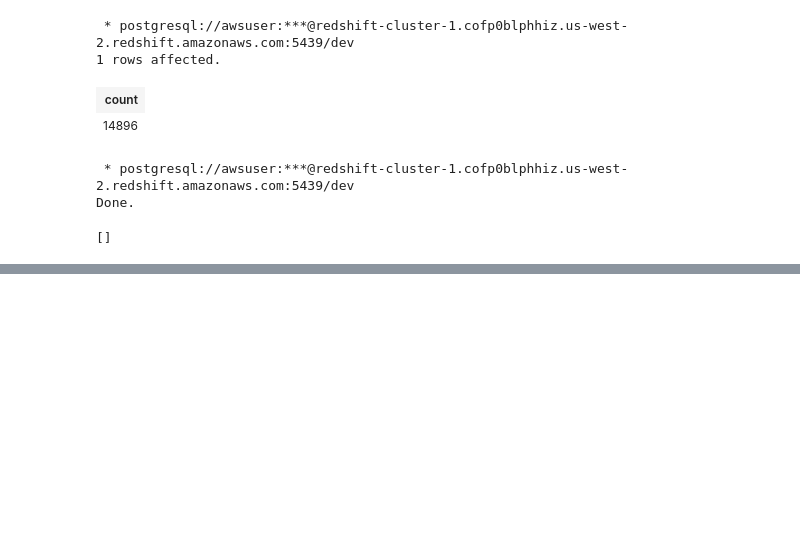
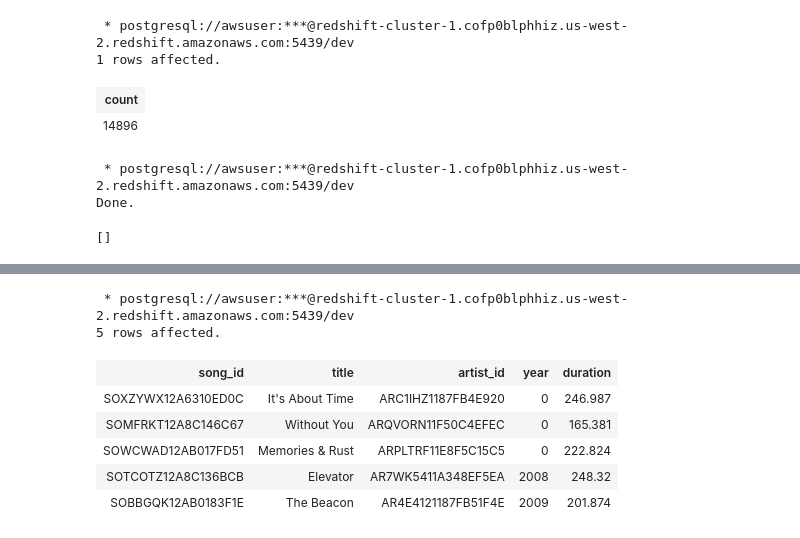
Before and after one commit to severine-baudry/P3_DataWarehouse, a Jupyter notebook: main.ipynb, the cells around one changed output, grey strips where cells are left out. Cells and saved outputs as stored; diff of their text form; code cells hidden in the pictures; blank space fills up the shorter version.

```diff
--- a/main.ipynb
+++ b/main.ipynb
@@ -102,0 +155,13 @@ Done.
+# %%
+%%sql
+SELECT * FROM songs
+LIMIT 5;
+# %% [output]
+ * postgresql://awsuser:***@redshift-cluster-1.cofp0blphhiz.us-west-2.redshift.amazonaws.com:5439/dev
+5 rows affected.
+| song_id | title | artist_id | year | duration |
+| SOXZYWX12A6310ED0C | It's About Time | ARC1IHZ1187FB4E920 | 0 | 246.987 |
+| SOMFRKT12A8C146C67 | Without You | ARQVORN11F50C4EFEC | 0 | 165.381 |
+| SOWCWAD12AB017FD51 | Memories & Rust | ARPLTRF11E8F5C15C5 | 0 | 222.824 |
+| SOTCOTZ12A8C136BCB | Elevator | AR7WK5411A348EF5EA | 2008 | 248.32 |
+| SOBBGQK12AB0183F1E | The Beacon | AR4E4121187FB51F4E | 2009 | 201.874 |
```
Also changed, not shown: parts of 12 cells of this notebook, 3 other files.
